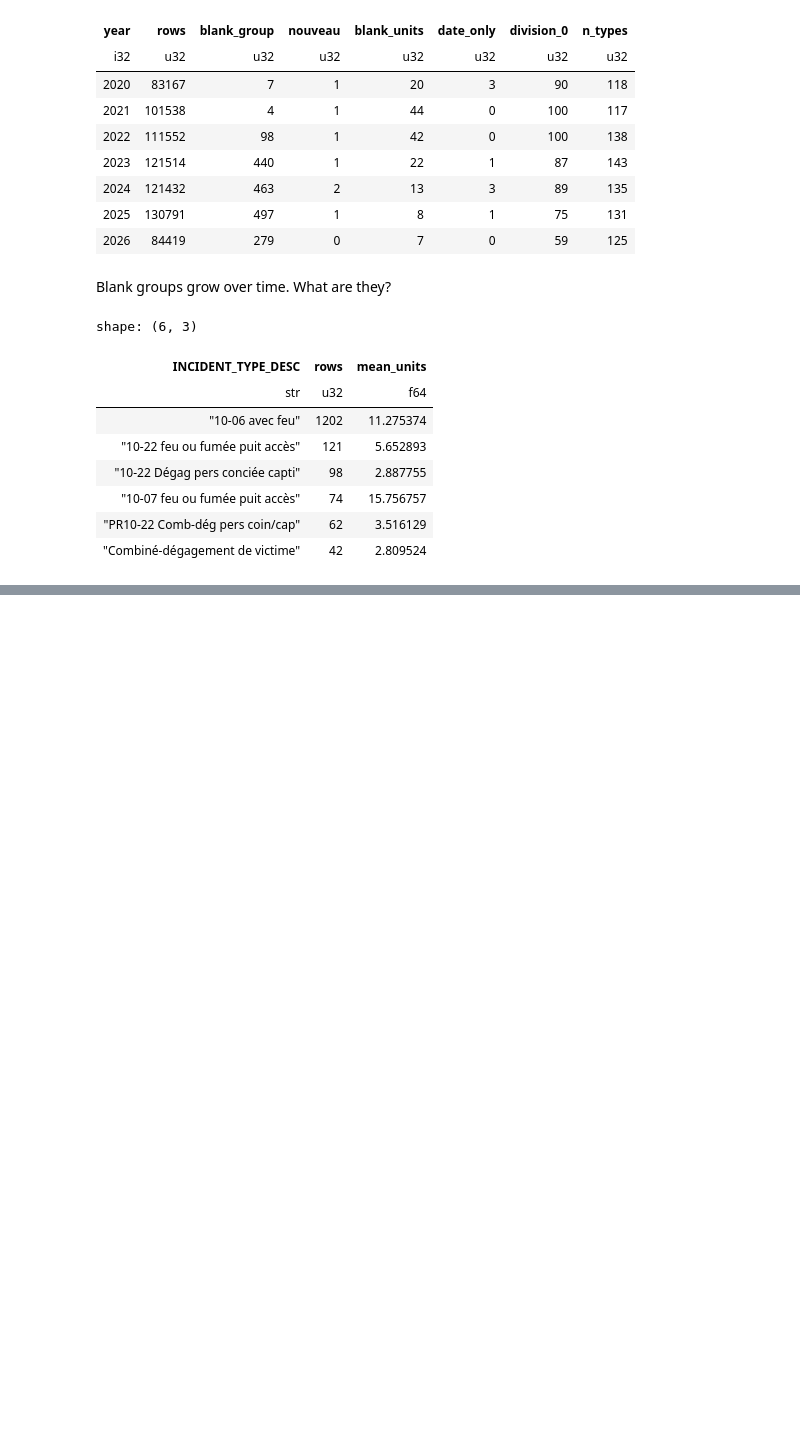
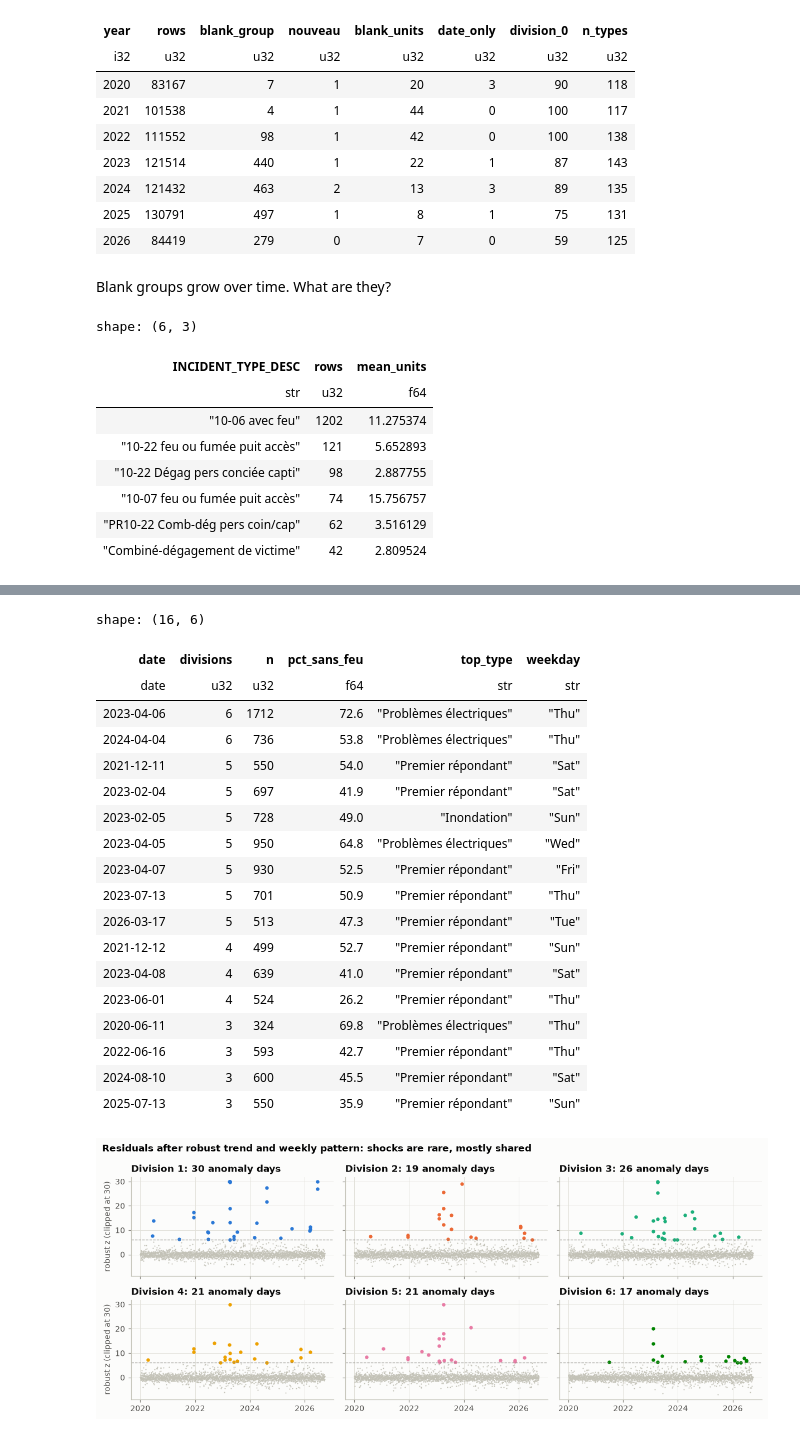
Before and after one commit to abouganemi/ycit440-sim-forecast, a Jupyter notebook: notebooks/01_eda.ipynb, the cells around one changed output, grey strips where cells are left out. Cells and saved outputs as stored; diff of their text form; code cells hidden in the pictures; blank space fills up the shorter version.

```diff
--- a/notebooks/01_eda.ipynb
+++ b/notebooks/01_eda.ipynb
@@ -1348,0 +1356,80 @@ wrote reports/eda_numbers.json with 24 sections; figures in reports/figures/
+# %%
+# Residual plot: what trend and weekly pattern leave unexplained; anomalies highlighted.
+Z_CLIP = 30
+fig, axes = plt.subplots(2, 3, figsize=(11, 4.6), sharex=True, sharey=True)
+for ax, k in zip(axes.flat, TARGET_DIVISIONS, strict=True):
+    s = anom.filter(pl.col("DIVISION") == k).drop_nulls("z")
+    z = s["z"].clip(-10, Z_CLIP)
+    ax.scatter(mdates.date2num(s["date"].to_list()), z, s=2, color=AXIS, linewidths=0)
+    hit = s.filter(pl.col("anomaly"))
+    ax.scatter(
+        mdates.date2num(hit["date"].to_list()),
+        hit["z"].clip(-10, Z_CLIP),
+        s=10,
+        color=DIV_COLOR[k],
+    )
+    ax.xaxis_date()
+    ax.axhline(Z_THRESHOLD, color=MUTED, lw=0.8, ls="--")
+    ax.set_title(f"Division {k}: {hit.height} anomaly days")
+    ax.xaxis.set_major_locator(mdates.YearLocator(2))
+    ax.xaxis.set_major_formatter(mdates.DateFormatter("%Y"))
+for ax in axes[:, 0]:
+    ax.set_ylabel(f"robust z (clipped at {Z_CLIP})")
+fig.suptitle(
+    "Residuals after robust trend and weekly pattern: shocks are rare, mostly shared",
+    x=0.01,
+    ha="left",
+    fontweight="bold",
+    fontsize=11,
+)
+fig.tight_layout()
+save(fig, "07_anomalies")
+
+# Days that are anomalous in at least 3 divisions are shared, city-scale shocks.
+shared = (
+    anom.filter(pl.col("anomaly"))
+    .group_by("date")
+    .agg(divisions=pl.len())
+    .filter(pl.col("divisions") >= 3)
+)
+context = (
+    df.filter(pl.col("date").is_in(shared["date"].implode()))
+    .group_by("date")
+    .agg(
+        n=pl.len(),
+        pct_sans_feu=(100 * (pl.col("DESCRIPTION_GROUPE") == "SANS FEU").mean()).round(
+            1
+        ),
+        top_type=pl.col("INCIDENT_TYPE_DESC").mode().sort().first(),
+    )
+)
+shared_shocks = (
+    shared.join(context, on="date")
+    .sort(["divisions", "date"], descending=[True, False])
+    .with_columns(weekday=pl.col("date").dt.strftime("%a"))
+)
+R["anomaly_shared_shock_days"] = shared_shocks.with_columns(
+    pl.col("date").cast(pl.String)
+).to_dicts()
+shared_shocks
+# %% [output]
+shape: (16, 6)
+| date | divisions | n | pct_sans_feu | top_type | weekday |
+| date | u32 | u32 | f64 | str | str |
+| 2023-04-06 | 6 | 1712 | 72.6 | "Problèmes électriques" | "Thu" |
+| 2024-04-04 | 6 | 736 | 53.8 | "Problèmes électriques" | "Thu" |
+| 2021-12-11 | 5 | 550 | 54.0 | "Premier répondant" | "Sat" |
+| 2023-02-04 | 5 | 697 | 41.9 | "Premier répondant" | "Sat" |
+| 2023-02-05 | 5 | 728 | 49.0 | "Inondation" | "Sun" |
+| 2023-04-05 | 5 | 950 | 64.8 | "Problèmes électriques" | "Wed" |
+| 2023-04-07 | 5 | 930 | 52.5 | "Premier répondant" | "Fri" |
+| 2023-07-13 | 5 | 701 | 50.9 | "Premier répondant" | "Thu" |
+| 2026-03-17 | 5 | 513 | 47.3 | "Premier répondant" | "Tue" |
+| 2021-12-12 | 4 | 499 | 52.7 | "Premier répondant" | "Sun" |
+| 2023-04-08 | 4 | 639 | 41.0 | "Premier répondant" | "Sat" |
+| 2023-06-01 | 4 | 524 | 26.2 | "Premier répondant" | "Thu" |
+| 2020-06-11 | 3 | 324 | 69.8 | "Problèmes électriques" | "Thu" |
+| 2022-06-16 | 3 | 593 | 42.7 | "Premier répondant" | "Thu" |
+| 2024-08-10 | 3 | 600 | 45.5 | "Premier répondant" | "Sat" |
+| 2025-07-13 | 3 | 550 | 35.9 | "Premier répondant" | "Sun" |
+[figure, added]
```
Also changed, not shown: parts of 48 cells of this notebook, 6 other files.
